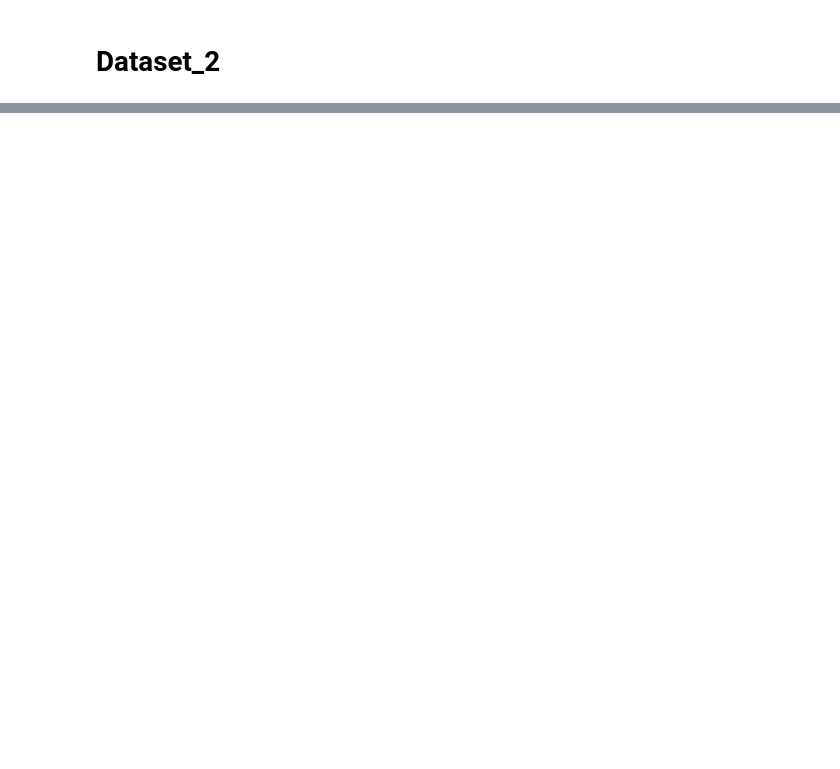
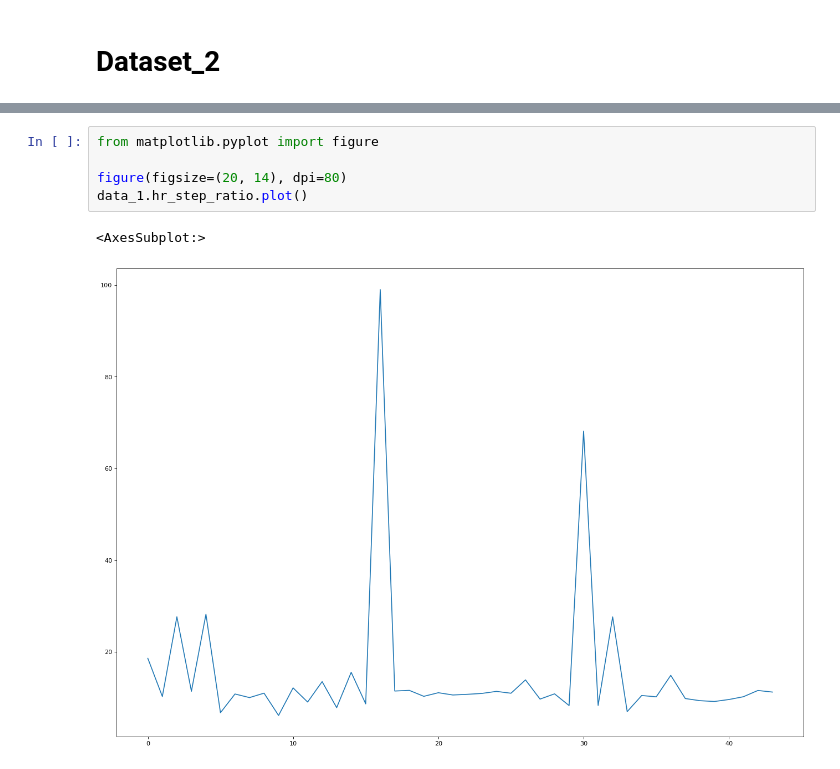
Before and after one commit to Heatdh/IterAsianAI, a Jupyter notebook: data_preprocessing_danish.ipynb, the cells around one changed output, grey strips where cells are left out. Drawn from its saved outputs; the diff is of its cells as text; blank space fills up the shorter version.

```diff
--- a/data_preprocessing_danish.ipynb
+++ b/data_preprocessing_danish.ipynb
@@ -91,0 +154,8 @@ KeyError: 'datetime'
+# %%
+from matplotlib.pyplot import figure
+
+figure(figsize=(20, 14), dpi=80)
+data_1.hr_step_ratio.plot()
+# %% [output]
+<AxesSubplot:>
+[figure, added]
```
Also changed, not shown: parts of 12 cells of this notebook.
